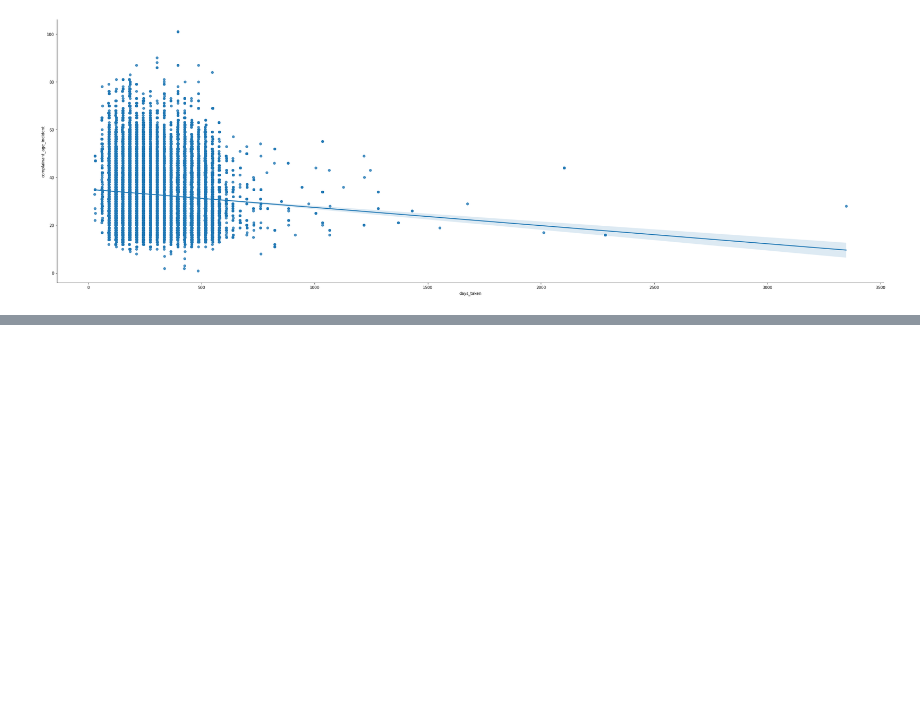
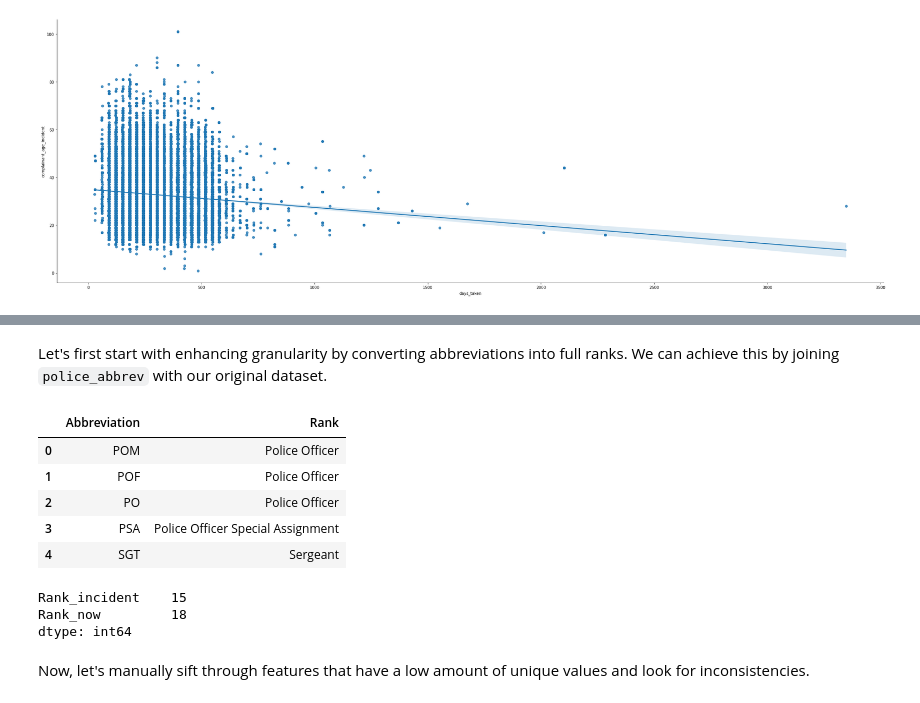
Before and after one commit to RyanHUNGry/nypd-civilian-complaints-EDA, a Jupyter notebook: notebook.ipynb, the cells around one changed output, grey strips where cells are left out. Saved outputs shown, nothing was run; the diff lists cells and outputs as text; code cells hidden in the pictures; blank space fills up the shorter version.

```diff
--- a/notebook.ipynb
+++ b/notebook.ipynb
@@ -8,7 +8,6 @@ pd.set_option('display.max_columns', None)
 # %%
 complaints_path = 'data/allegations_202007271729.csv'
 layout_path = 'data/CCRB Data Layout Table.xlsx'
-layout = pd.read_excel(layout_path)
-complaints = pd.read_csv(complaints_path)
-complaints.head()
+excelList = pd.ExcelFile(layout_path).sheet_names
+excelList
 # %% [output]
@@ -20,0 +15,5 @@ complaints.head()
+# %%
+layout = pd.read_excel(layout_path)
+police_abbrev = pd.read_excel(layout_path, sheet_name=excelList[1])
+complaints = pd.read_csv(complaints_path)
+complaints.head()
@@ -148 +160,25 @@ complaints = complaints.drop(columns = ['rank_abbrev_incident', 'rank_abbrev_now
+# %% [markdown]
+Let's first start with enhancing granularity by converting abbreviations into full ranks. We can achieve this by joining `police_abbrev` with our original dataset.
+# %%
+display(police_abbrev.head())
+# %% [output]
+|  | Abbreviation | Rank |
+| 0 | POM | Police Officer |
+| 1 | POF | Police Officer |
+| 2 | PO | Police Officer |
+| 3 | PSA | Police Officer Special Assignment |
+| 4 | SGT | Sergeant |
+# %%
+def convert_abbrev(police_abbrev, complaints):
+    merged = complaints.merge(police_abbrev, how='inner', left_on=['rank_abbrev_incident'], right_on =['Abbreviation']).merge(police_abbrev, how = 'inner', left_on=['rank_abbrev_now'], right_on=['Abbreviation'], suffixes=("_incident", "_now")).drop(columns = ['rank_abbrev_incident', 'rank_abbrev_now', 'rank_now', 'rank_incident', 'Abbreviation_incident', 'Abbreviation_now'])
+    return merged
+
+merged_complaints = convert_abbrev(police_abbrev, complaints)
+merged_complaints[['Rank_incident', 'Rank_now']].nunique()
+# %% [output]
+Rank_incident    15
+Rank_now         18
+dtype: int64
+# %% [markdown]
+Now, let's manually sift through features that have a low amount of unique values and look for inconsistencies.
 # %%
```
Also changed, not shown: parts of 17 cells of this notebook.
